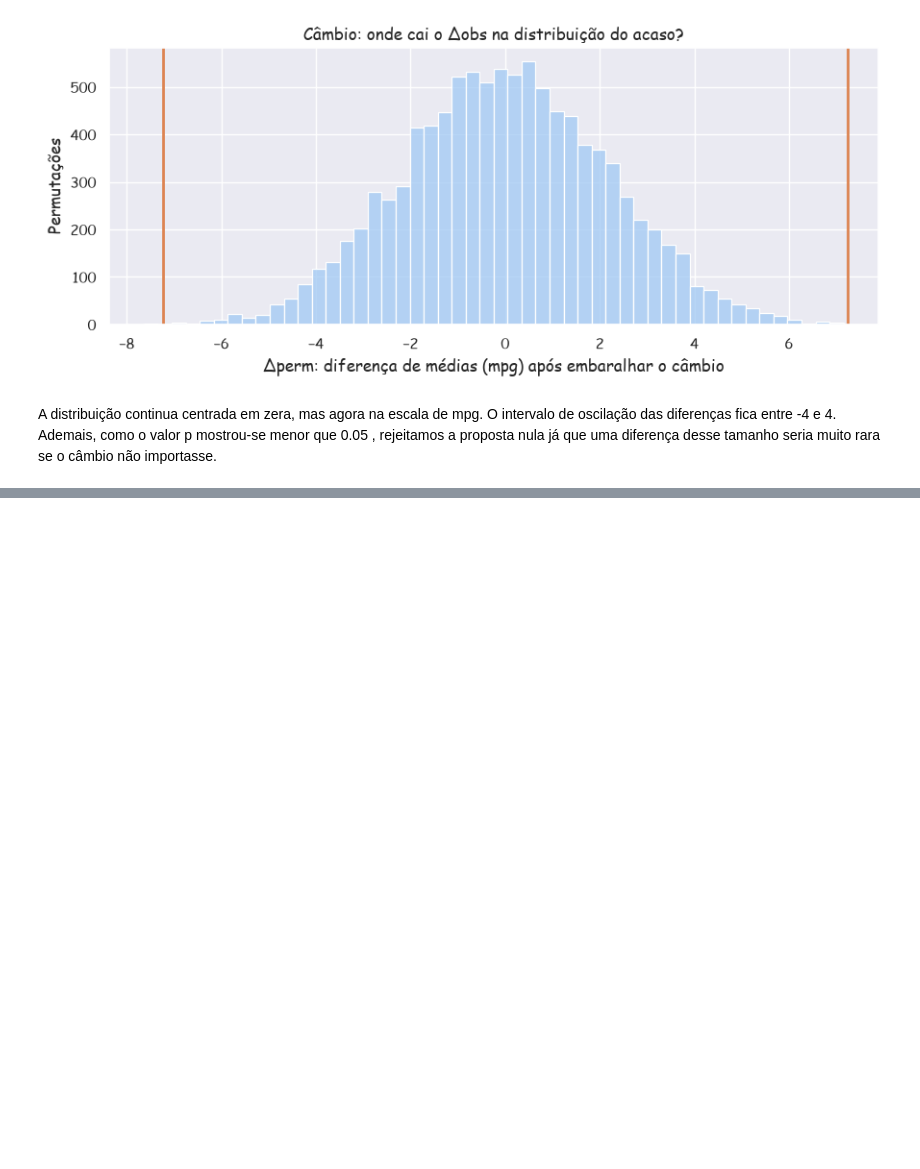
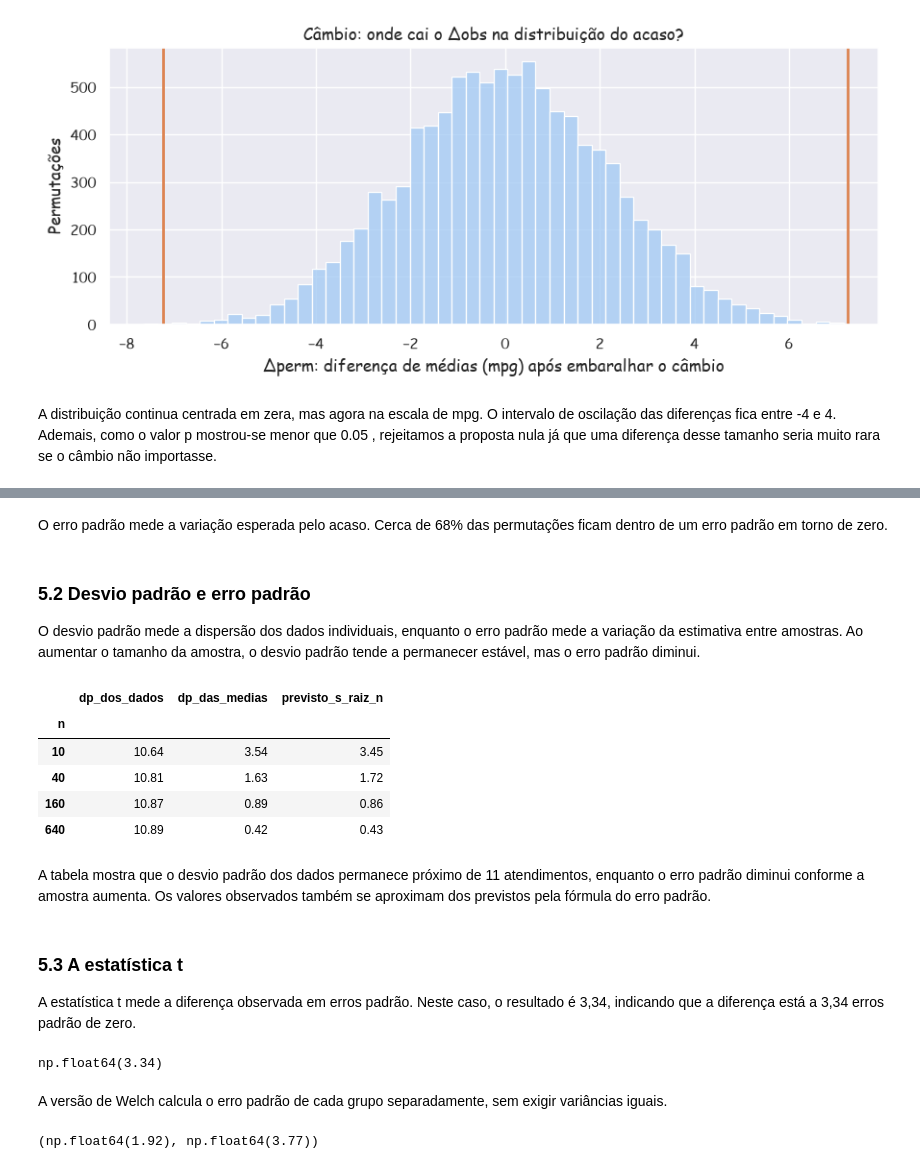
Before and after one commit to JoaoMAraujoJr/DataScience_2026.2, a Jupyter notebook: jupyters/Aula_07_Unidade_2.ipynb, the cells around one changed output, grey strips where cells are left out. Drawn from its saved outputs; the diff is of its cells as text; code cells hidden in the pictures; blank space fills up the shorter version.

Commit message:
Finalizando Minha versão da Aula 7

```diff
--- a/jupyters/Aula_07_Unidade_2.ipynb
+++ b/jupyters/Aula_07_Unidade_2.ipynb
@@ -264,0 +319,50 @@ A distribuição continua centrada em zera, mas agora na escala de mpg. O interv
+# %% [markdown]
+O erro padrão mede a variação esperada pelo acaso. Cerca de 68% das permutações ficam dentro de um erro padrão em torno de zero.
+# %% [markdown]
+### 5.2 Desvio padrão e erro padrão
+
+O desvio padrão mede a dispersão dos dados individuais, enquanto o erro padrão mede a variação da estimativa entre amostras. Ao aumentar o tamanho da amostra, o desvio padrão tende a permanecer estável, mas o erro padrão diminui.
+# %%
+# Desvio-padrão dos dados e das médias amostrais, por tamanho de amostra
+rng = np.random.default_rng(42)
+
+def sample_summary(n, n_samples=2_000):
+    samples = rng.choice(moon_values, size=(n_samples, n))
+    return {
+        "dp_dos_dados": samples.std(axis=1, ddof=1).mean(),
+        "dp_das_medias": samples.mean(axis=1).std(ddof=1),
+        "previsto_s_raiz_n": moon_values.std(ddof=1) / np.sqrt(n),
+    }
+
+(
+    pd.DataFrame({n: sample_summary(n) for n in [10, 40, 160, 640]})
+    .T
+    .rename_axis("n")
+    .round(2)
+)
+# %% [output]
+|  | dp_dos_dados | dp_das_medias | previsto_s_raiz_n |
+| n |  |  |  |
+| 10 | 10.64 | 3.54 | 3.45 |
+| 40 | 10.81 | 1.63 | 1.72 |
+| 160 | 10.87 | 0.89 | 0.86 |
+| 640 | 10.89 | 0.42 | 0.43 |
+# %% [markdown]
+A tabela mostra que o desvio padrão dos dados permanece próximo de 11 atendimentos, enquanto o erro padrão diminui conforme a amostra aumenta. Os valores observados também se aproximam dos previstos pela fórmula do erro padrão.
+# %% [markdown]
+### 5.3 A estatística t
+
+A estatística t mede a diferença observada em erros padrão. Neste caso, o resultado é 3,34, indicando que a diferença está a 3,34 erros padrão de zero.
+# %%
+round(delta_obs / se_null, 2) # Efeito observado do câmbio, medido em erros-padrão
+# %% [output]
+np.float64(3.34)
+# %% [markdown]
+A versão de Welch calcula o erro padrão de cada grupo separadamente, sem exigir variâncias iguais.
+# %%
+# Estatística t de Welch calculada pela fórmula
+se_welch = np.sqrt(mpg_manual.var() / n_manual + mpg_automatic.var() / n_automatic)
+
+round(se_welch, 2), round(delta_obs / se_welch, 2)
+# %% [output]
+(np.float64(1.92), np.float64(3.77))
```
Also changed, not shown: parts of 31 cells of this notebook.
